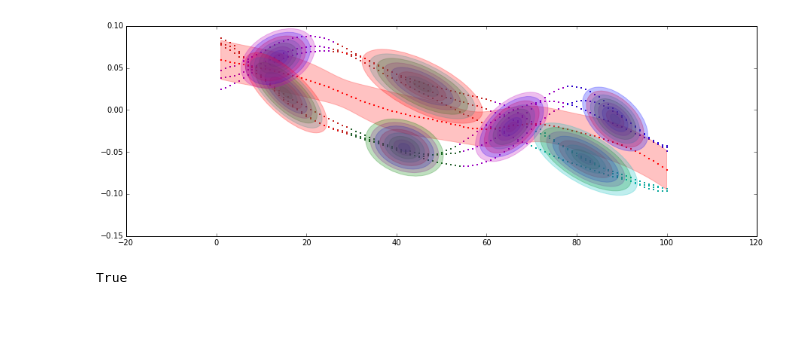
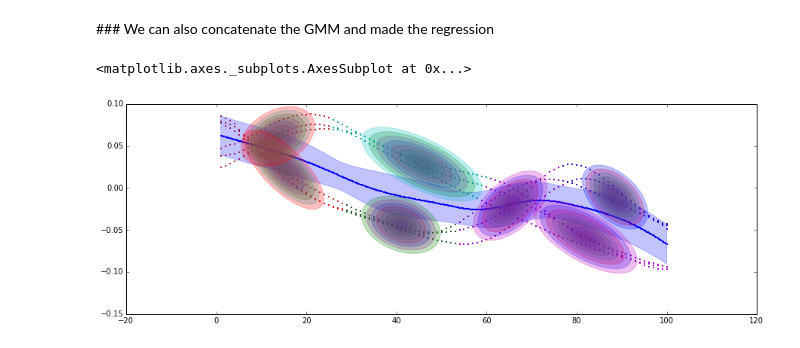
Before and after one commit to show0k/gmm-lbd, a Jupyter notebook: notebooks/calinon_tests.ipynb, the cells around one changed output. Drawn from its saved outputs; the diff is of its cells as text; code cells hidden in the pictures; blank space fills up the shorter version.

```diff
--- a/notebooks/calinon_tests.ipynb
+++ b/notebooks/calinon_tests.ipynb
@@ -68,16 +67,12 @@ plot_2D_mean_covars(x, prod(x, gmm1, gmm2), ax=ax, size=0.8)
-# %%
-delta = max(gmm1.X_[:, 0]) - max(gmm2.X_[:, 0])
-gmm2.X_[:, 0] += delta
-gmm2.means_[:, 0] += delta
-
-
-gmm3 = seq(gmm1,gmm2)
-ax = gmm3.plot_ellipses(gmm3.X_)
-plot_2D_mean_covars(x, gmm3.regression(x),ax=ax, color='r', size= 0.3)
-# %% [output]
-[figure, removed]
-# %%
-temporal='add'
-temporal == 'add'
-# %% [output]
-True
+# %% [markdown]
+### We can also concatenate the GMM and made the regression
+# %%
+gmm4 = seq(gmm1 ,gmm2, ver='align')
+x = np.linspace(min(gmm4.X_[:,0]), max(gmm4.X_[:,0]), 500)
+
+ax = gmm4.plot_ellipses()
+
+plot_2D_mean_covars(x, gmm4.regression(x), ax=ax)
+# %% [output]
+<matplotlib.axes._subplots.AxesSubplot at 0x...>
+[figure, added]
```
Also changed, not shown: parts of 18 cells of this notebook, 5 other files.
